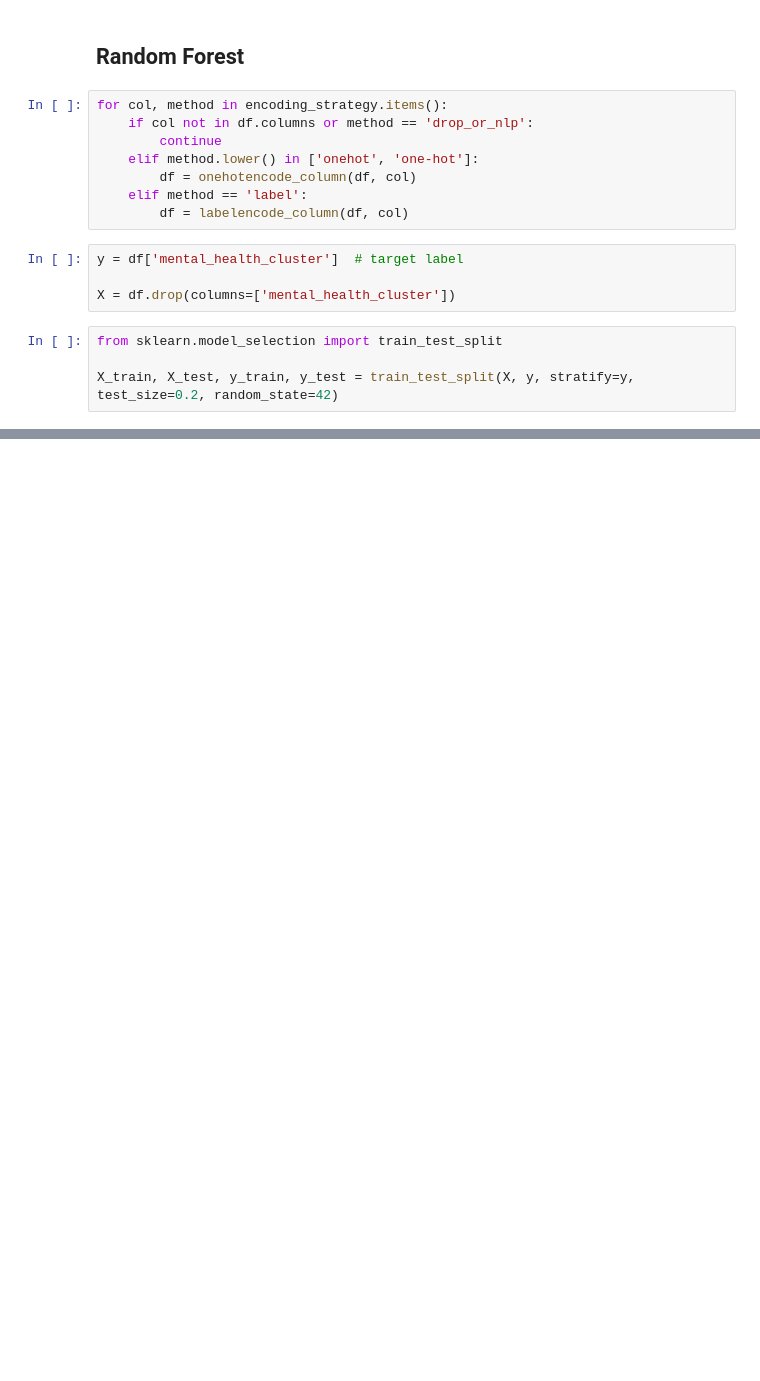
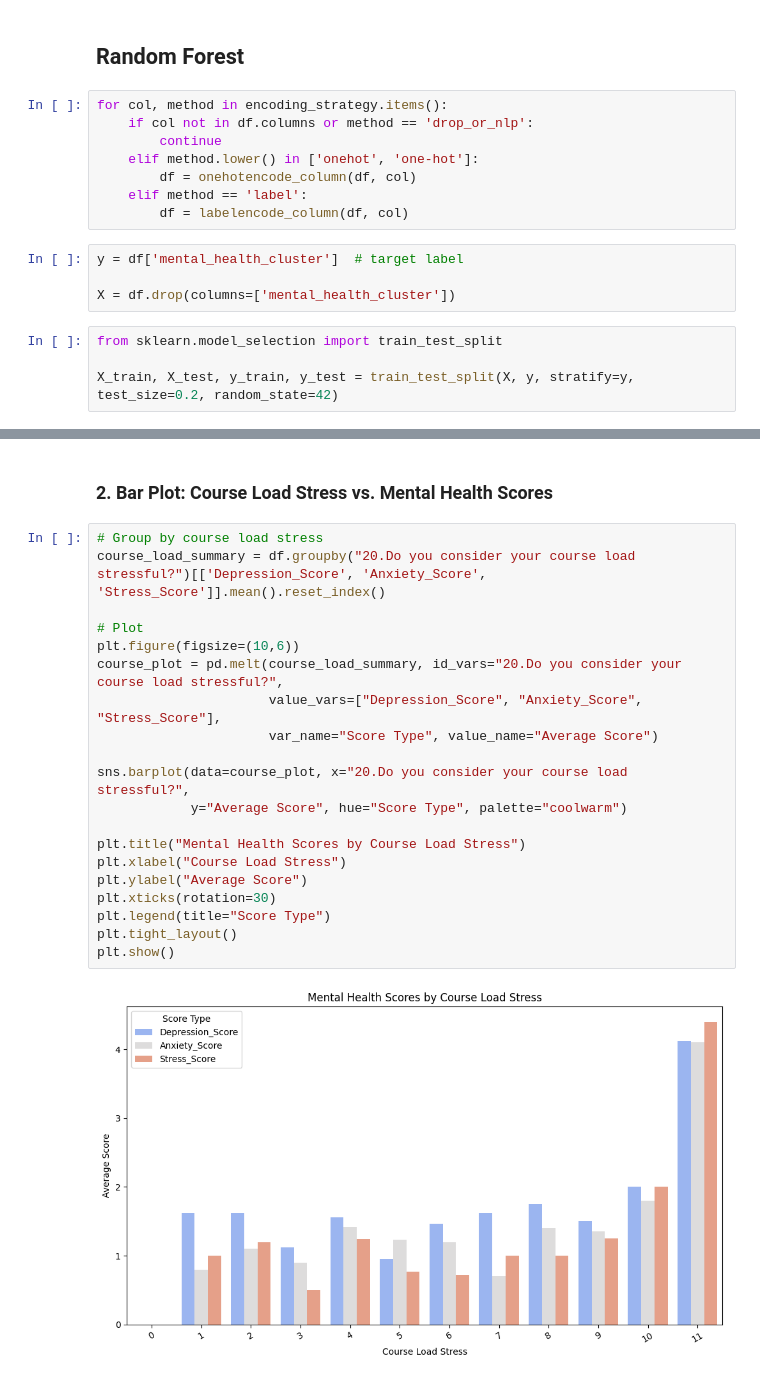
Before and after one commit to DaniaZehra/DASS, a Jupyter notebook: depression_anxiety_stress.ipynb, the cells around one changed output, grey strips where cells are left out. Saved outputs shown, nothing was run; the diff lists cells and outputs as text; blank space fills up the shorter version.

```diff
--- a/depression_anxiety_stress.ipynb
+++ b/depression_anxiety_stress.ipynb
@@ -1053,0 +1144,24 @@ weighted avg       1.00      1.00      1.00     32666
+# %% [markdown]
+### 2. Bar Plot: Course Load Stress vs. Mental Health Scores
+# %%
+# Group by course load stress
+course_load_summary = df.groupby("20.Do you consider your course load stressful?")[['Depression_Score', 'Anxiety_Score', 'Stress_Score']].mean().reset_index()
+
+# Plot
+plt.figure(figsize=(10,6))
+course_plot = pd.melt(course_load_summary, id_vars="20.Do you consider your course load stressful?",
+                      value_vars=["Depression_Score", "Anxiety_Score", "Stress_Score"],
+                      var_name="Score Type", value_name="Average Score")
+
+sns.barplot(data=course_plot, x="20.Do you consider your course load stressful?",
+            y="Average Score", hue="Score Type", palette="coolwarm")
+
+plt.title("Mental Health Scores by Course Load Stress")
+plt.xlabel("Course Load Stress")
+plt.ylabel("Average Score")
+plt.xticks(rotation=30)
+plt.legend(title="Score Type")
+plt.tight_layout()
+plt.show()
+# %% [output]
+[figure, added]
```
Also changed, not shown: parts of 9 cells of this notebook.
